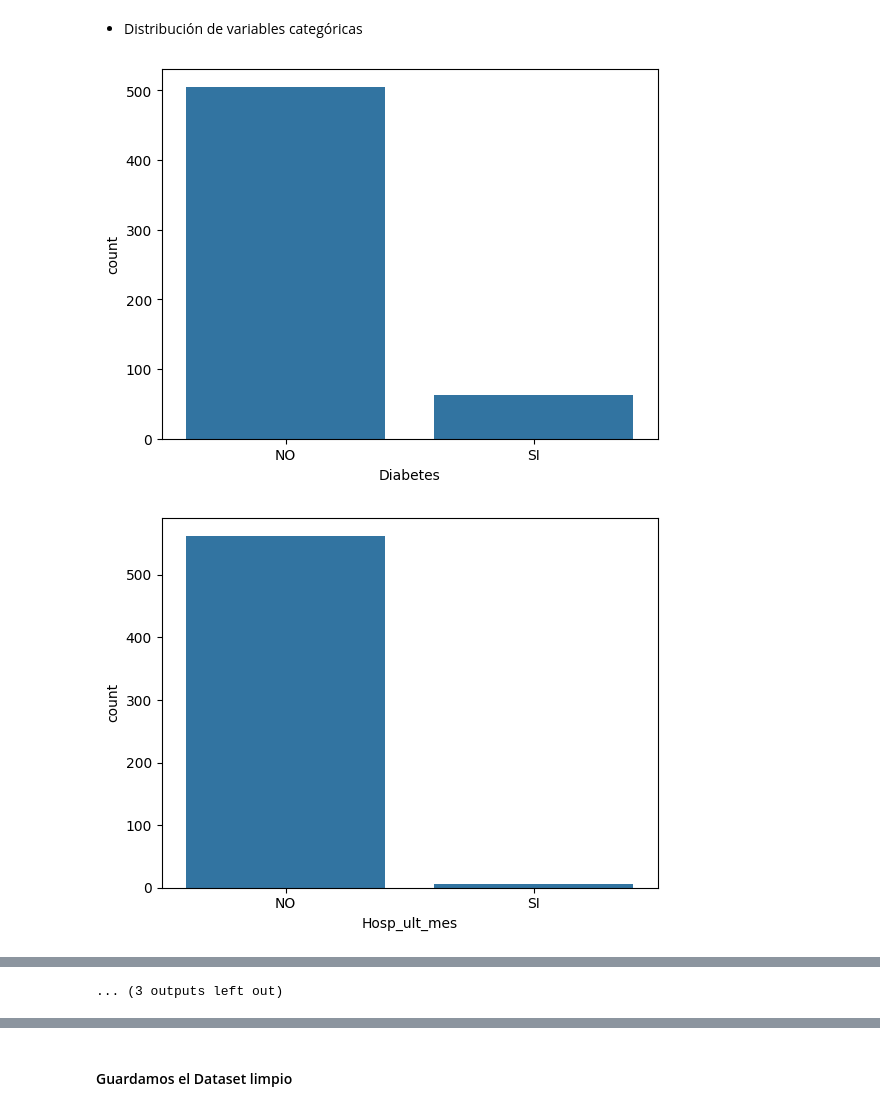
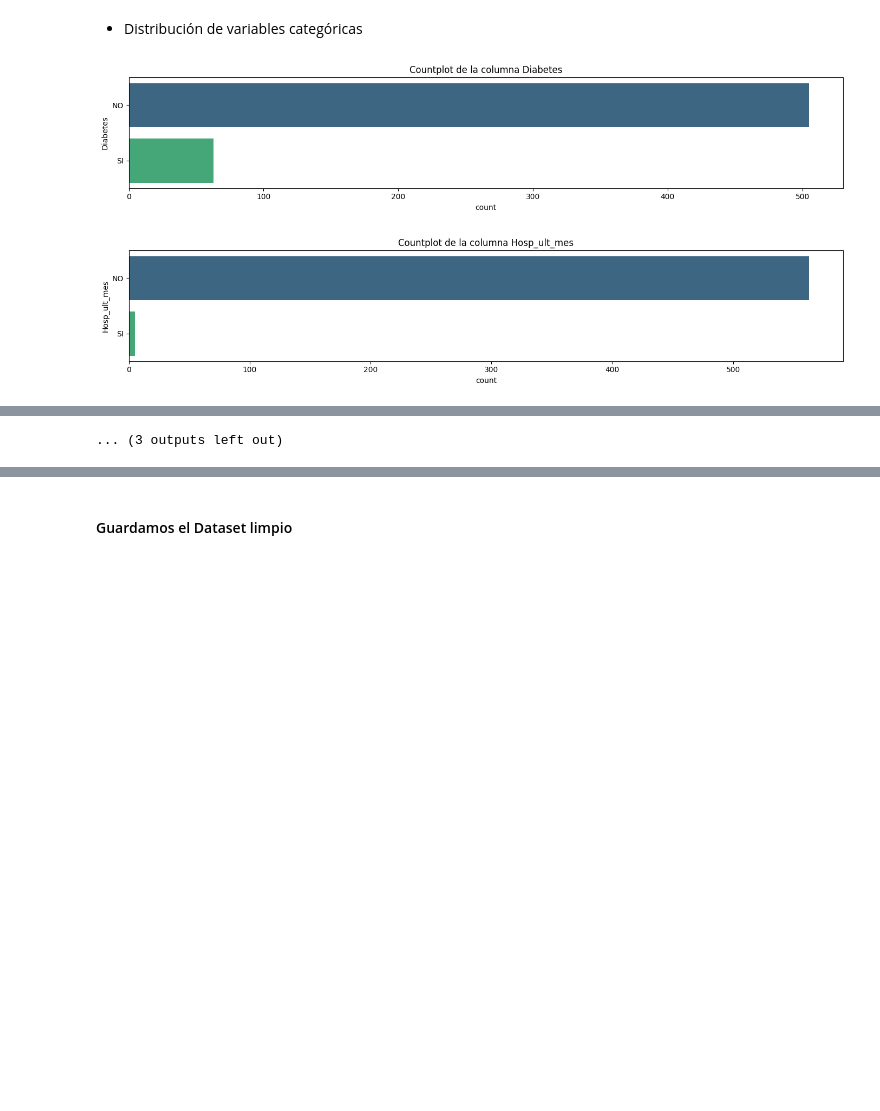
Before and after one commit to SebastianGSVV/Integrador_M6, a Jupyter notebook: Integrador_M6.ipynb, the cells around one changed output, grey strips where cells are left out. Saved outputs shown, nothing was run; the diff lists cells and outputs as text; code cells hidden in the pictures; blank space fills up the shorter version.

```diff
--- a/Integrador_M6.ipynb
+++ b/Integrador_M6.ipynb
@@ -339,9 +339,12 @@ df.describe(include=['category', 'object'])
 # %% [markdown]
 + Distribución de variables categóricas
 # %%
-for col in df.select_dtypes(include=['object', 'category']):
-    sns.countplot(x=col, data=df)
+for c in df.select_dtypes(include=['object', 'category']):
+    plt.figure(figsize=(14, 3))
+    sns.countplot(data=df, y=c, palette="viridis")
+    plt.title(f'Countplot de la columna {c}')
+    plt.tight_layout()
     plt.show()
 # %% [output]
-[figure, old version]
+[figure, new version]
-[figure, old version]
+[figure, new version]
```
Also changed, not shown: parts of 3 cells of this notebook, 1 other file.
